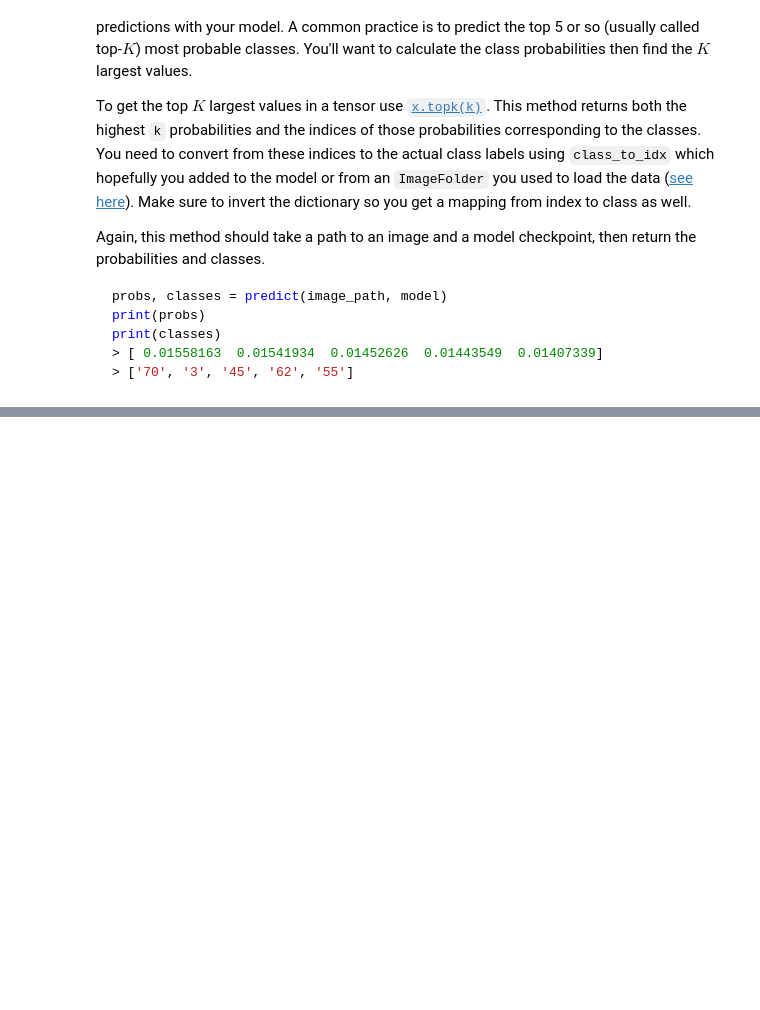
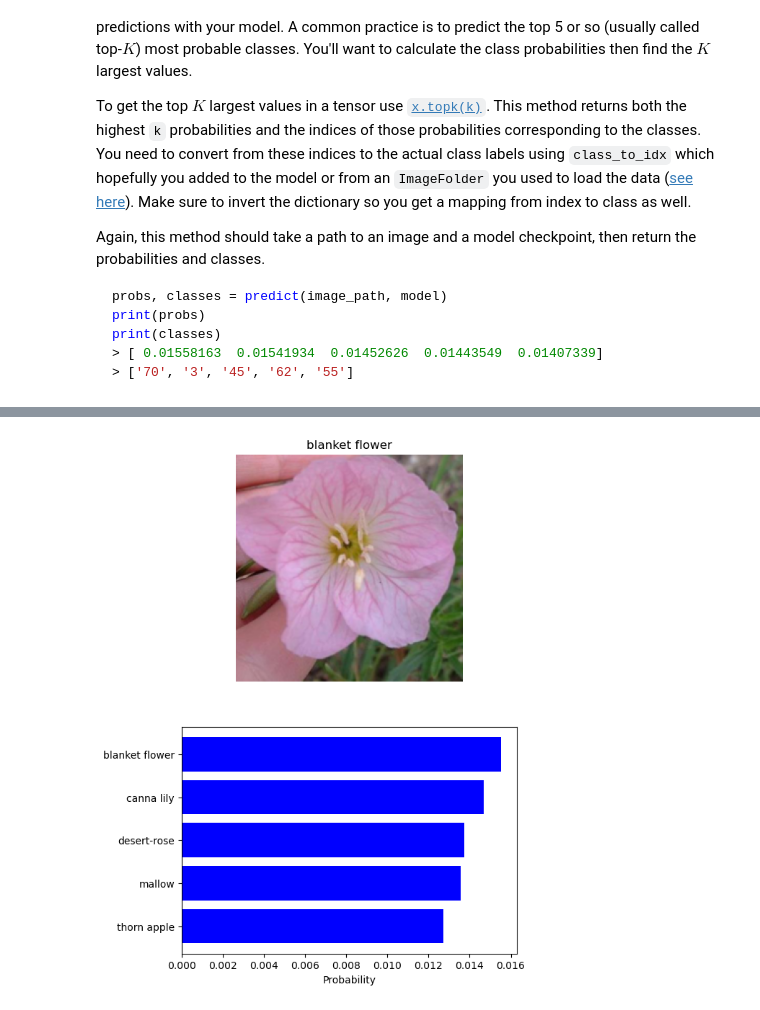
Before and after one commit to sciemesfin/udacity-image-classifier, a Jupyter notebook: Image Classifier Project.ipynb, the cells around one changed output, grey strips where cells are left out. Drawn from its saved outputs; the diff is of its cells as text; code cells hidden in the pictures; blank space fills up the shorter version.

```diff
--- a/Image Classifier Project.ipynb
+++ b/Image Classifier Project.ipynb
@@ -282,13 +306,26 @@ def predict(image_path, model, topk=5):
     '''
 
     # TODO: Implement the code to predict the class from an image file
-    model.to('cuda')
+    # model.to('cuda')
+    # model.eval()
+    # img = process_image(image_path).numpy()
+    # img = torch.from_numpy(np.array([img])).float()
+
+    # with torch.no_grad():
+    #     logps = model.forward(img.cuda())
+
+    # probability = torch.exp(logps).data
+
+    # return probability.topk(topk)
+    device = torch.device("cpu")  # Change to CPU
+    model.to(device)
     model.eval()
+
     img = process_image(image_path).numpy()
     img = torch.from_numpy(np.array([img])).float()
 
     with torch.no_grad():
-        logps = model.forward(img.cuda())
+        logps = model.forward(img)
 
     probability = torch.exp(logps).data
 
@@ -304,28 +341,39 @@ You can convert from the class integer encoding to actual flower names with the
 # %%
 # TODO: Display an image along with the top 5 classes
 plt.rcdefaults()
 fig, (ax1, ax2) = plt.subplots(figsize=(6, 9), nrows=2)
 
 # Load an example image
 image_path = test_dir + '/1/image_06754.jpg'
 
 ps, classes = predict(image_path, model)
 
 # Process the image for display
 image = process_image(image_path)
 
 # Display the original image
+
 ax1 = imshow(image, ax=ax1)
 ax1.axis('off')
-ax1.set_title(cat_to_name[str(classes[0])])
+
+# Convert the tensor to a list of integers
+predicted_classes = classes[0].tolist()
+
+# Access the cat_to_name dictionary using the first predicted class
+ax1.set_title(cat_to_name[str(predicted_classes[0])])
 
 # Display the bar chart for top 5 classes
-probs, classes = ps[0].tolist(), [cat_to_name[str(cls)] for cls in classes[0]]
+probs, classes = ps[0].tolist(), [cat_to_name[str(cls)] for cls in predicted_classes]
+
+
+
 y_pos = np.arange(len(classes))
 
 ax2.barh(y_pos, probs, color='blue')
 ax2.set_yticks(y_pos)
 ax2.set_yticklabels(classes)  # Use classes instead of probs for yticklabels
 ax2.set_xlabel('Probability')
 ax2.invert_yaxis()
 plt.show()
+# %% [output]
+[figure, added]
```
Also changed, not shown: parts of 3 cells of this notebook, 1 other file.
